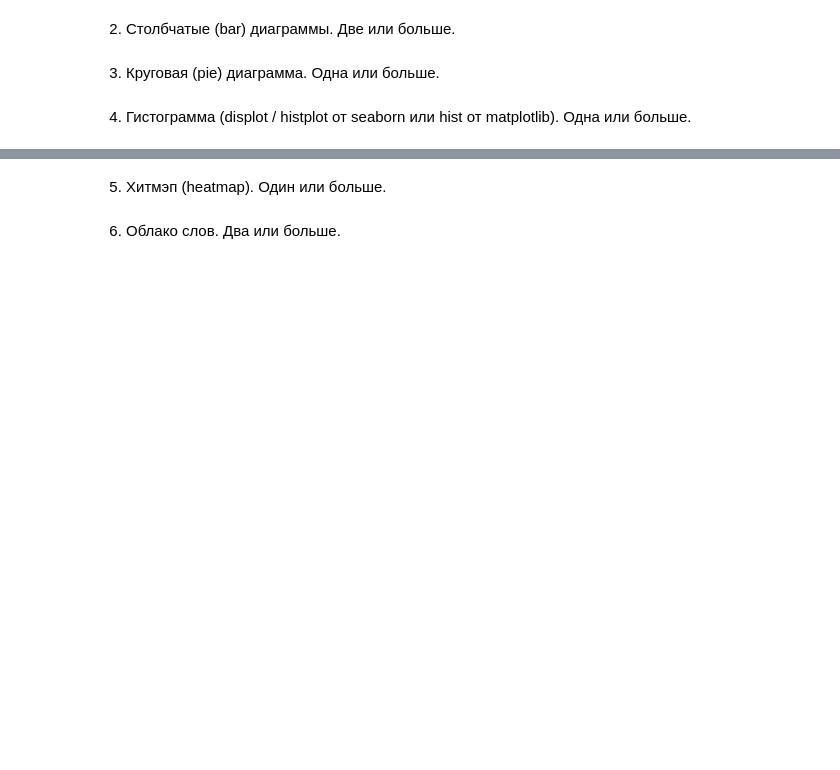
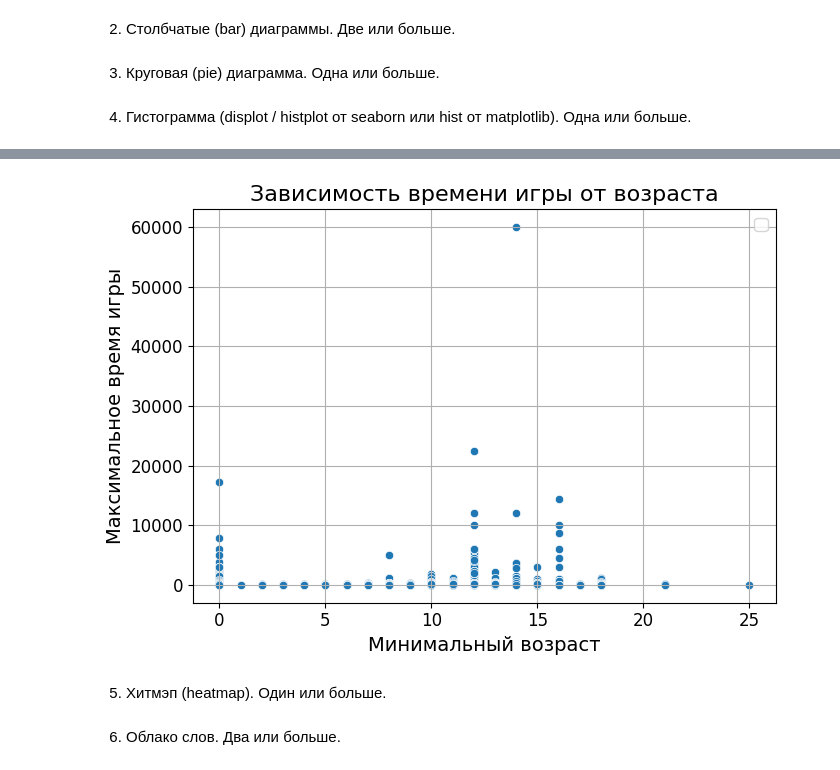
Before and after one commit to Eshasss/i-love-crispy-laptops, a Jupyter notebook: project1/project.ipynb, the cells around one changed output, grey strips where cells are left out. Saved outputs shown, nothing was run; the diff lists cells and outputs as text; code cells hidden in the pictures; blank space fills up the shorter version.

```diff
--- a/project1/project.ipynb
+++ b/project1/project.ipynb
@@ -43,0 +111,4 @@ TypeError: Cannot interpret '<built-in function all>' as a data type
+# %%
+df['boardgameartist'] = [ast.literal_eval(i) for i in df['boardgameartist']]  # Переводим из строки в массив
+df['artists_count'] = df['boardgameartist'].transform(len)  # Создаем дополнительную колонку с количество художников
+df.loc[~df['boardgameartist'].isin([['Anonymous Artists']])]['artists_count'].value_counts() # Убираем анонимусов
@@ -64,3 +234,25 @@ TypeError: Cannot interpret '<built-in function all>' as a data type
 # %% [markdown]
 4. Гистограмма (displot / histplot от seaborn или hist от matplotlib).
 Одна или больше.
+# %%
+hyp1 = df[['maxplaytime', 'minage']]
+
+plt.figure(figsize=(7, 5))
+
+sns.scatterplot(x="minage", y="maxplaytime", data=hyp1)
+
+plt.title('Зависимость времени игры от возраста', fontsize=16)
+plt.xlabel('Минимальный возраст', fontsize=14)
+plt.ylabel('Максимальное время игры', fontsize=14)
+
+
+plt.xticks(fontsize=12)
+plt.yticks(fontsize=12)
+
+plt.legend(fontsize=12)
+
+
+plt.grid(True)
+plt.tight_layout()
+plt.show()
+# %% [output]
@@ -67,3 +260,4 @@ TypeError: Cannot interpret '<built-in function all>' as a data type
+[figure, added]
 # %% [markdown]
 5. Хитмэп (heatmap).
 Один или больше.
```
Also changed, not shown: parts of 29 cells of this notebook.
